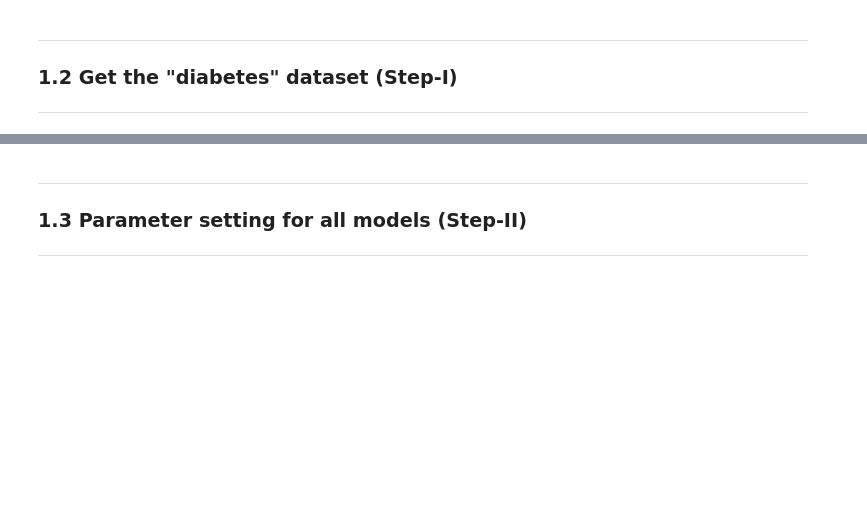
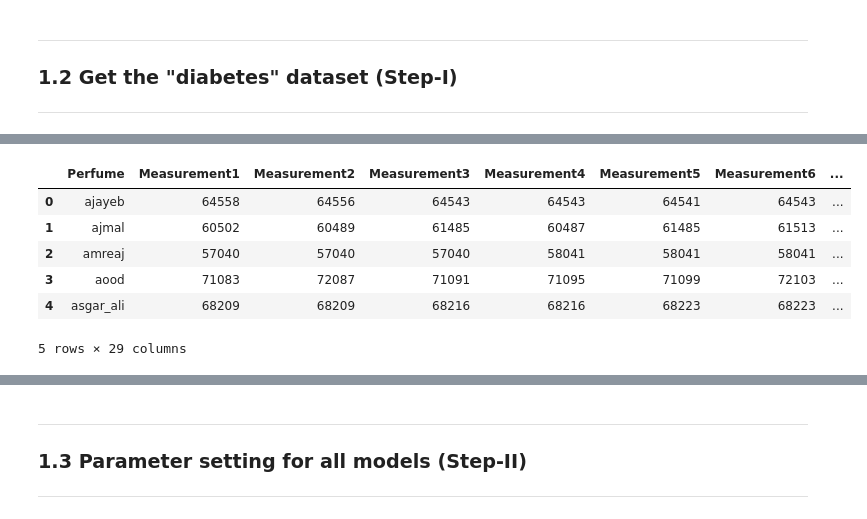
Before and after one commit to sagar09navneet/-Getting-and-Cleaning-Data-Course-Project, a Jupyter notebook: 02_Classification.ipynb, the cells around one changed output, grey strips where cells are left out. Cells and saved outputs as stored; diff of their text form; code cells hidden in the pictures; blank space fills up the shorter version.

```diff
--- a/02_Classification.ipynb
+++ b/02_Classification.ipynb
@@ -84,3 +84,14 @@ diabetesDataSet = get_data("diabetes")    # SN is 7
 | 2 | 8 | 183 | 64 | 0 | ... |
 | 3 | 1 | 89 | 66 | 23 | ... |
 | 4 | 0 | 137 | 40 | 35 | ... |
+# %%
+perfumeDataSet = get_data("perfume")
+#it is clustering a model so it wont have target variables,so clusstering can be applied on this instead of classification
+# %% [output]
+|  | Perfume | Measurement1 | Measurement2 | Measurement3 | Measurement4 | Measurement5 | Measurement6 | ... |
+| 0 | ajayeb | 64558 | 64556 | 64543 | 64543 | 64541 | 64543 | ... |
+| 1 | ajmal | 60502 | 60489 | 61485 | 60487 | 61485 | 61513 | ... |
+| 2 | amreaj | 57040 | 57040 | 57040 | 58041 | 58041 | 58041 | ... |
+| 3 | aood | 71083 | 72087 | 71091 | 71095 | 71099 | 72103 | ... |
+| 4 | asgar_ali | 68209 | 68209 | 68216 | 68216 | 68223 | 68223 | ... |
+5 rows × 29 columns
```
Also changed, not shown: parts of 14 cells of this notebook.
